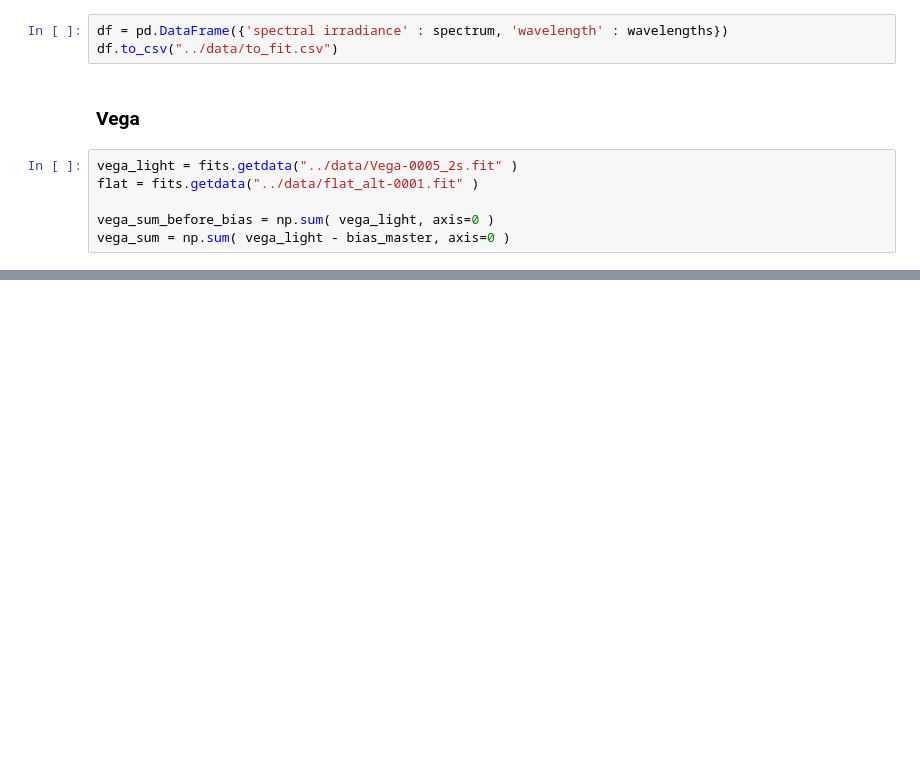
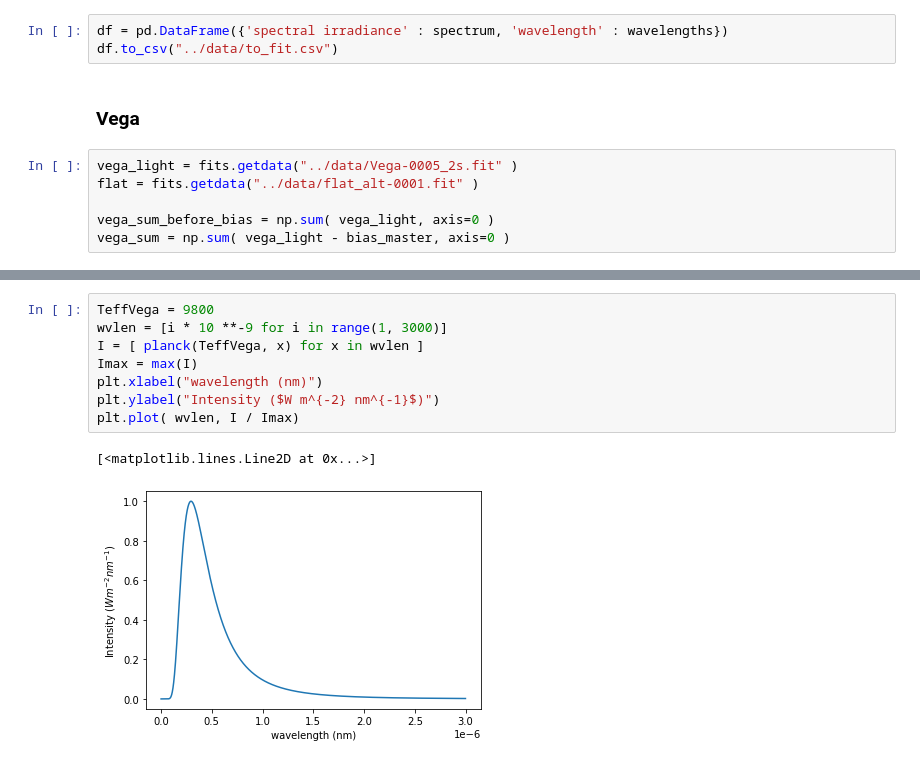
Before and after one commit to Yousousen/solar_physics, a Jupyter notebook: scripts/spectrum.ipynb, the cells around one changed output, grey strips where cells are left out. Cells and saved outputs as stored; diff of their text form; blank space fills up the shorter version.

```diff
--- a/scripts/spectrum.ipynb
+++ b/scripts/spectrum.ipynb
@@ -262,0 +278,11 @@ plt.plot(vega_sum / np.max(vega_sum))
+# %%
+TeffVega = 9800
+wvlen = [i * 10 **-9 for i in range(1, 3000)]
+I = [ planck(TeffVega, x) for x in wvlen ]
+Imax = max(I)
+plt.xlabel("wavelength (nm)")
+plt.ylabel("Intensity ($W m^{-2} nm^{-1}$)")
+plt.plot( wvlen, I / Imax)
+# %% [output]
+[<matplotlib.lines.Line2D at 0x...>]
+[figure, added]
```
Also changed, not shown: parts of 13 cells of this notebook.
